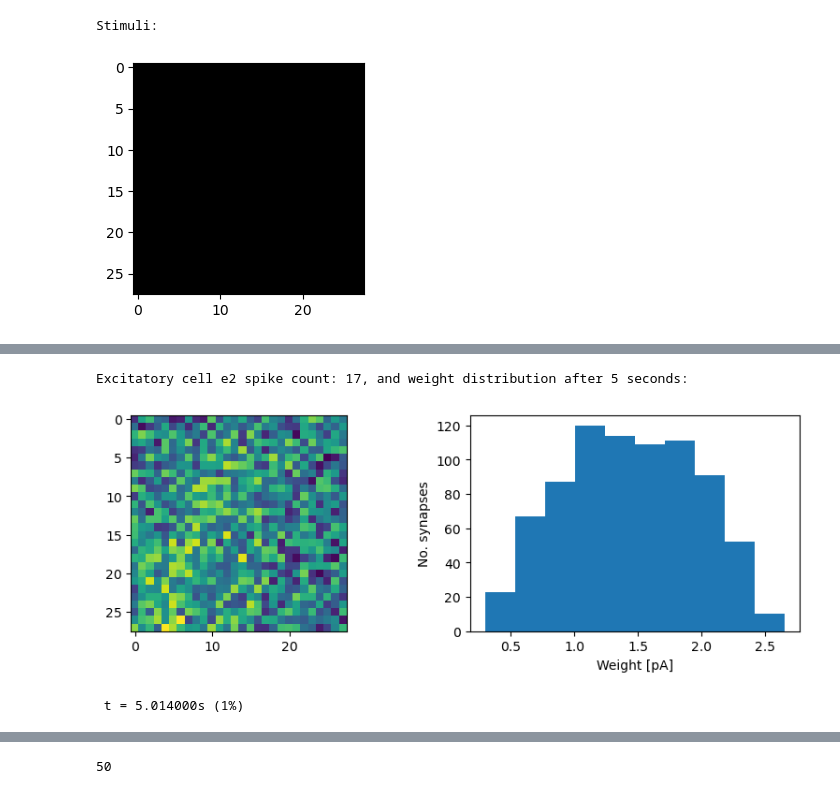
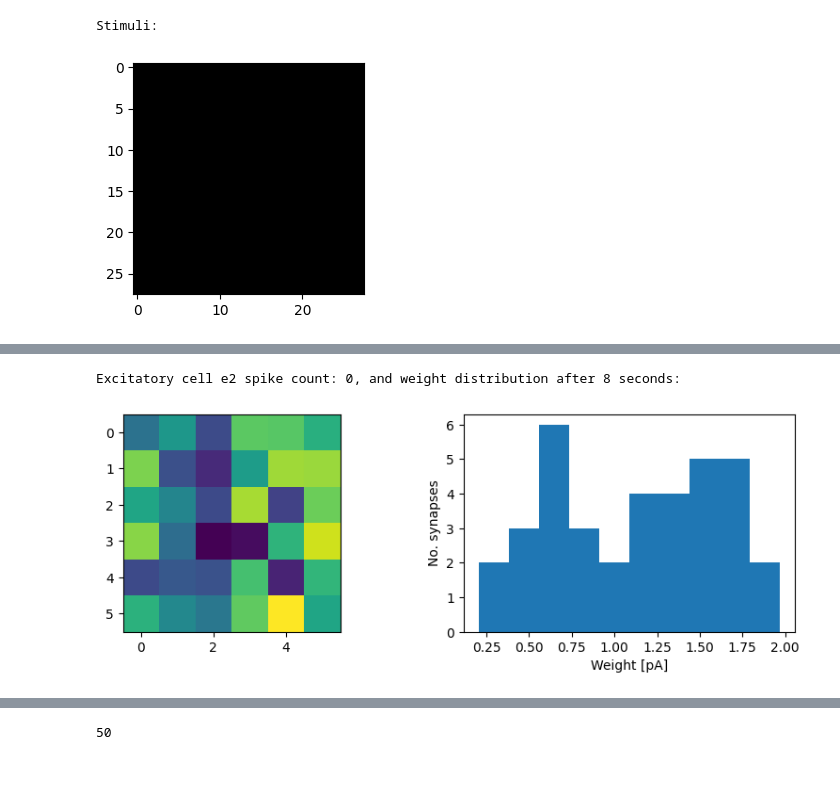
Before and after one commit to Mehdows/D7046E_SSN_BETA, a Jupyter notebook: D7046E_SSN_BETA.ipynb, the cells around one changed output, grey strips where cells are left out. Drawn from its saved outputs; the diff is of its cells as text; code cells hidden in the pictures.

```diff
--- a/D7046E_SSN_BETA.ipynb
+++ b/D7046E_SSN_BETA.ipynb
@@ -155,6 +155,7 @@ def spikerate_filter(spikerate, spikecount, simtime, alpha):
         spikerate = spikecount/simtime
     return spikerate
 
+
 def plot_neuron_weights(n):
 # Plot the input weights of an excitatory neuron (with STDP synapses)
     plt.rcParams['figure.figsize'] = [10, 3]
@@ -184,8 +185,11 @@ def poisson_neuron(spike_frequency):
         'frequency' : spike_frequency          # Average spiking frequency
     }
 
-N_pixls = 28
-N_input = N_pixls*N_pixls
+N_pixls = 6
+#N_input = N_pixls*N_pixls
+N_input = 784
+N_inhibit = 36
+N_middle = 36
 
 neurons = []
 connections = []
@@ -193,24 +197,66 @@ connections = []
 # Create input neurons, frequencies will be set later
 for i in range(N_input):
     neurons.append(poisson_neuron(0))
+for i in range(N_middle):
+    neurons.append(lif_stdp_neuron(N_input+N_inhibit, w_min=-10e-12, w_max=10e-12,u_reset=-65e-3, u_thres=-10e-3))
+
+for i in range(N_inhibit):
+    neurons.append(lif_stdp_neuron(N_input))
+
+#connection loop, N_input to N_middle
+for j in range(N_middle):
+    for i in range(N_input):
+    #connect N_input to N_middle
+        connections.append([N_input+j,i,i])
+
+#connection loop, N_inhibit to N_middle
+for j in range(N_middle):
+    for i in range(N_inhibit):
+        connections.append([N_input+j,N_input+i,N_input+N_middle+i])
+#connection loop, N_input to N_inhibit
+for j in range(N_inhibit):
+    for i in range(N_input):
+        connections.append([N_input+N_middle+j,i,i])
+
+#set random weight loop
+for i in range(N_inhibit):
+    e_inhib = neurons[N_input+N_middle+i]
+    e_middle = neurons[N_input+i]
+    for j in range(N_input):
+
+        e_inhib['w_syn'][j] = 2e-12*(0.1 + 0.9*np.random.rand())
+        e_middle['w_syn'][j] = 2e-12*(0.1 + 0.9*np.random.rand())
+
+        neurons[N_input+N_middle+i] = e_inhib
+        neurons[N_input+i] = e_middle
+#random weight inhib to middle
+
+for j in range(N_middle):
+    e_middle = neurons[N_input+j]
+    e_middle['w_syn'][N_input+j] = 0#-1e-12*(0.1 + 0.9*np.random.rand())
+    neurons[N_input+j] = e_middle
+
+
 
 # Create two excitatory neurons
-e1 = lif_stdp_neuron(N_input+1, w_min=0, w_max=10e-12)
-e2 = lif_stdp_neuron(N_input+1, w_min=0, w_max=10e-12)
+e1 = lif_stdp_neuron(N_middle + 1, w_min=0, w_max=10e-12)
+e2 = lif_stdp_neuron(N_middle + 1, w_min=0, w_max=10e-12)
 neurons.append(e1)
 neurons.append(e2)
-I_e1 = N_input
-I_e2 = N_input+1
+I_e1 = N_input+N_middle+N_inhibit
+I_e2 = N_input+N_middle+N_inhibit+1
 
+#connection loop, N_middle to N_output
 # Define excitatory STDP synapses for the inputs
-for j in range(N_input):
+for j in range(N_middle):
     e1['w_syn'][j] = 2e-12*(0.1 + 0.9*np.random.rand())
     e2['w_syn'][j] = 2e-12*(0.1 + 0.9*np.random.rand())
-    connections.append([I_e1,j,j]) # [post,syn,pre], see Exercise 3 for details
-    connections.append([I_e2,j,j]) # [post,syn,pre]
+
+    connections.append([I_e1,j,N_input+j]) # [post,syn,pre], see Exercise 3 for details
+    connections.append([I_e2,j,N_input+j]) # [post,syn,pre]
 
 # Lateral inhibition (neglecting Dale's law to simplify the exercise)
-I_inhib = N_input
+I_inhib = N_middle
 e1['w_syn'][I_inhib] = -1e-12
 e2['w_syn'][I_inhib] = -1e-12
 connections.append([I_e1,I_inhib,I_e2])
@@ -233,7 +279,7 @@ e2['gamma'] = 5
 
 
 
-for iterations in range(50): # Training iterations
+for iterations in range(20): # Training iterations
 
     # Start time
     t0 = t
@@ -250,13 +296,13 @@ for iterations in range(50): # Training iterations
         ##############################################################################
         #INSERT SUPERVISION SIGNAL HERE, INHIBIT ONE OF THE TWO STDP NEURONS
         e1['w_syn'][I_inhib] = 0
-        e2['w_syn'][I_inhib] = -200e-12
+        e2['w_syn'][I_inhib] = 0
         ##############################################################################
     else:
         vid = leftVid[int(len(leftVid)*np.random.rand())]
         ##############################################################################
         # INSERT SUPERVISION SIGNAL HERE, INHIBIT ONE OF THE TWO STDP NEURONS
-        e1['w_syn'][I_inhib] = -200e-12
+        e1['w_syn'][I_inhib] = 0
         e2['w_syn'][I_inhib] = 0
         ##############################################################################
 
@@ -269,7 +315,7 @@ for iterations in range(50): # Training iterations
 
         if t-t0 > 1/60*frameCount and frameCount != len(vid):
             stimuli = vid[frameCount][0]
-            set_input_frequencies(neurons, stimuli)
+            set_input_frequencies(neurons, 10*stimuli)
             frameCount += 1
 
 
@@ -311,6 +357,5 @@ Excitatory cell e1 spike count: 3, and weight distribution after 5 seconds:
-Excitatory cell e2 spike count: 17, and weight distribution after 5 seconds:
+Excitatory cell e2 spike count: 0, and weight distribution after 8 seconds:
-[figure, old version]
+[figure, new version]
- t = 5.014000s (1%)
 # %%
 e1['gamma'] = 0
 e2['gamma'] = 0
```
Also changed, not shown: parts of 3 cells of this notebook.
